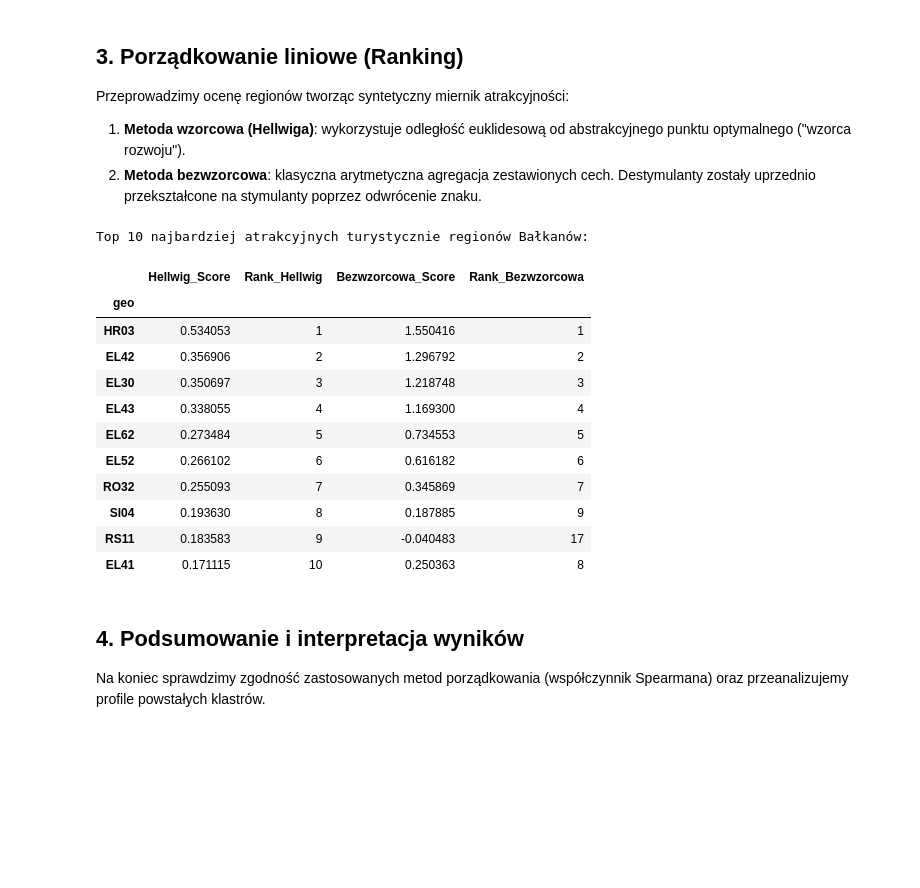
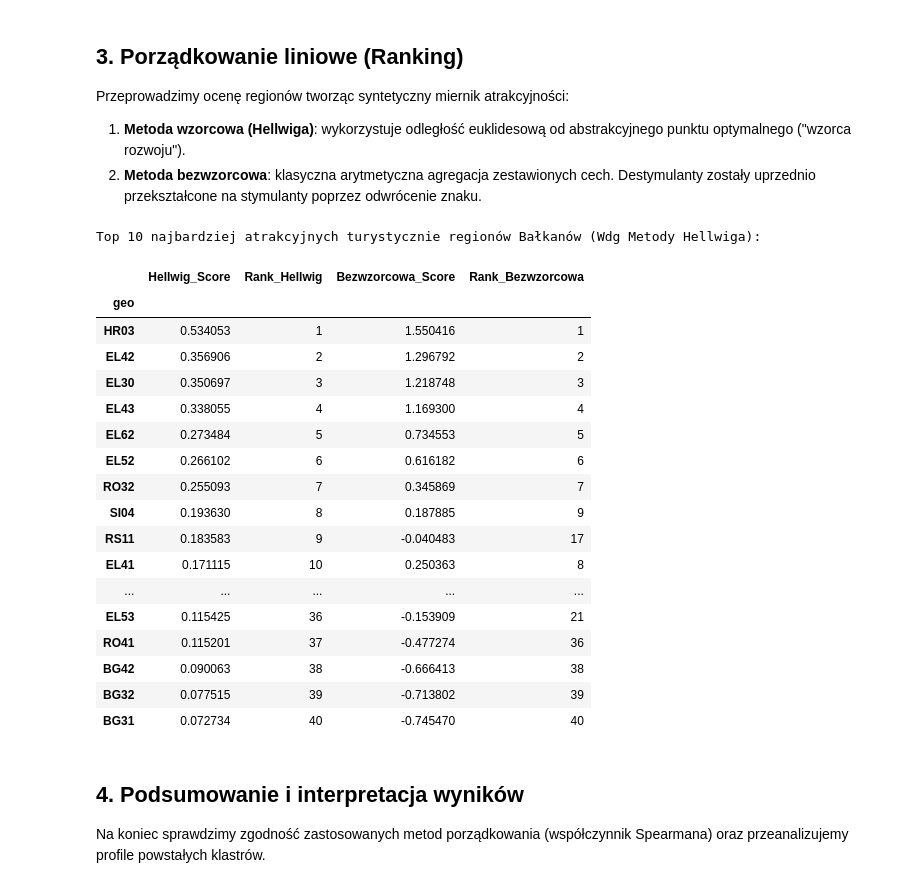
Before and after one commit to kawalerski-ja/Balkan-Tourism, a Jupyter notebook: Projekt_Balkany_Analiza_V3.ipynb, the cells around one changed output. Saved outputs shown, nothing was run; the diff lists cells and outputs as text; code cells hidden in the pictures; blank space fills up the shorter version.

```diff
--- a/Projekt_Balkany_Analiza_V3.ipynb
+++ b/Projekt_Balkany_Analiza_V3.ipynb
@@ -158,41 +156,46 @@ Przeprowadzimy ocenę regionów tworząc syntetyczny miernik atrakcyjności:
 1. **Metoda wzorcowa (Hellwiga)**: wykorzystuje odległość euklidesową od abstrakcyjnego punktu optymalnego ("wzorca rozwoju").
 2. **Metoda bezwzorcowa**: klasyczna arytmetyczna agregacja zestawionych cech. Destymulanty zostały uprzednio przekształcone na stymulanty poprzez odwrócenie znaku.
 # %%
-# --- 1. METODA HELLWIGA (Wzorcowa) ---
-# Wzorzec rozwoju: maksimum dla wszystkich zmiennych (destymulanty to już stymulanty)
+# Metoda Hellwiga (Wzorcowa)
 z_ideal_hellwig = X_std.max()
 
 # Obliczenie odległości
 d_hellwig = np.sqrt(((X_std - z_ideal_hellwig)**2).sum(axis=1))
 d0 = d_hellwig.mean() + 2 * d_hellwig.std(ddof=1)
 df['Hellwig_Score'] = 1 - (d_hellwig / d0)
 
-# --- 2. METODA BEZWZORCOWA (Suma zestandaryzowana) ---
+# Metoda sum standaryzowanych (bezwzorcowa)
 # Zmienne są ujednolicone, obliczamy średnią wartość po wierszach
 df['Bezwzorcowa_Score'] = X_std.sum(axis=1) / len(wybrane_zmienne)
 
 # Tworzenie rankingów
 df['Rank_Hellwig'] = df['Hellwig_Score'].rank(ascending=False).astype(int)
 df['Rank_Bezwzorcowa'] = df['Bezwzorcowa_Score'].rank(ascending=False).astype(int)
 
 # Podgląd Top 10 regionów
 ranking_cols = ['Hellwig_Score', 'Rank_Hellwig', 'Bezwzorcowa_Score', 'Rank_Bezwzorcowa']
 print("\nTop 10 najbardziej atrakcyjnych turystycznie regionów Bałkanów (Wdg Metody Hellwiga):")
-display(df[ranking_cols].sort_values('Rank_Hellwig').head(10))
+display(df[ranking_cols].sort_values('Rank_Hellwig').head(40))
 # %% [output]
-Top 10 najbardziej atrakcyjnych turystycznie regionów Bałkanów:
+Top 10 najbardziej atrakcyjnych turystycznie regionów Bałkanów (Wdg Metody Hellwiga):
 |  | Hellwig_Score | Rank_Hellwig | Bezwzorcowa_Score | Rank_Bezwzorcowa |
 | geo |  |  |  |  |
 | HR03 | 0.534053 | 1 | 1.550416 | 1 |
 | EL42 | 0.356906 | 2 | 1.296792 | 2 |
 | EL30 | 0.350697 | 3 | 1.218748 | 3 |
 | EL43 | 0.338055 | 4 | 1.169300 | 4 |
 | EL62 | 0.273484 | 5 | 0.734553 | 5 |
 | EL52 | 0.266102 | 6 | 0.616182 | 6 |
 | RO32 | 0.255093 | 7 | 0.345869 | 7 |
 | SI04 | 0.193630 | 8 | 0.187885 | 9 |
 | RS11 | 0.183583 | 9 | -0.040483 | 17 |
 | EL41 | 0.171115 | 10 | 0.250363 | 8 |
+| ... | ... | ... | ... | ... |
+| EL53 | 0.115425 | 36 | -0.153909 | 21 |
+| RO41 | 0.115201 | 37 | -0.477274 | 36 |
+| BG42 | 0.090063 | 38 | -0.666413 | 38 |
+| BG32 | 0.077515 | 39 | -0.713802 | 39 |
+| BG31 | 0.072734 | 40 | -0.745470 | 40 |
 # %% [markdown]
 ## 4. Podsumowanie i interpretacja wyników
 Na koniec sprawdzimy zgodność zastosowanych metod porządkowania (współczynnik Spearmana) oraz przeanalizujemy profile powstałych klastrów.
```
Also changed, not shown: parts of 11 cells of this notebook, 1 other file.
